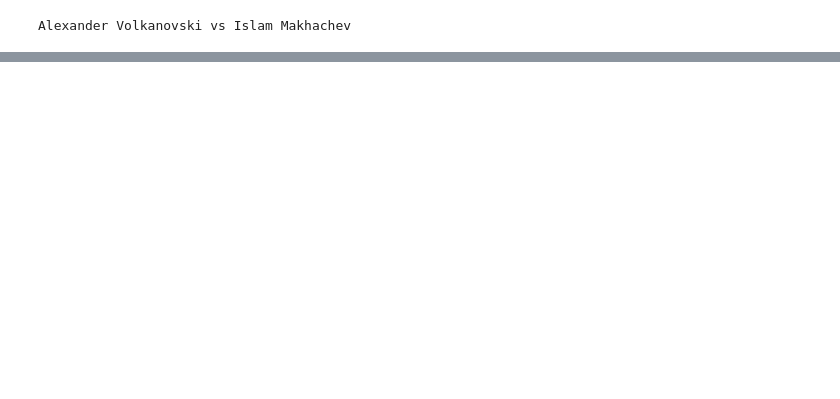
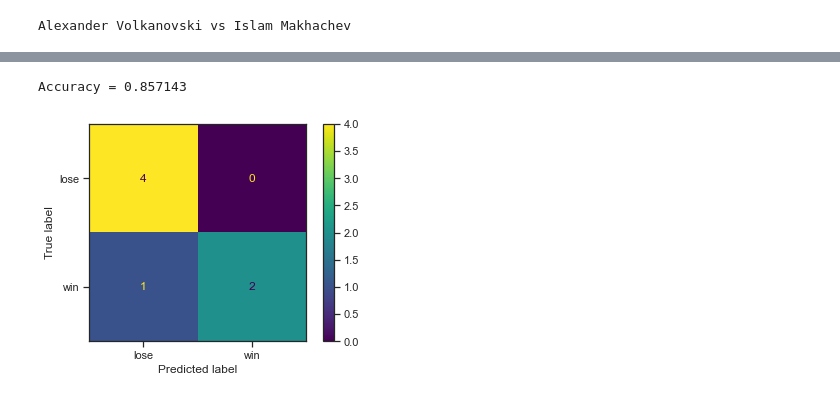
Before and after one commit to sagi778/ufc_fights_Predictor, a Jupyter notebook: notebooks/micro_model_training.ipynb, the cells around one changed output, grey strips where cells are left out. Cells and saved outputs as stored; diff of their text form; code cells hidden in the pictures; blank space fills up the shorter version.

```diff
--- a/notebooks/micro_model_training.ipynb
+++ b/notebooks/micro_model_training.ipynb
@@ -58,0 +53,3 @@ y = ['result']
+# %%
+blue_data = get_fighter_data(fighter=blue_fighter, data=df)
+blue_data.head(3)
@@ -58,0 +61,3 @@ y = ['result']
+# %%
+blue_data = set_train_test(X_columns=X, y_columns=y, data=blue_data, test_size=0.5, valid_size=0)
+blue_data.tail(3)
@@ -58,0 +70,3 @@ y = ['result']
+# %%
+knn_clf = set_knn_clf(X_columns=X, y_columns=y, data=blue_data, neighbors=2)
+knn_clf
@@ -58,0 +75,3 @@ y = ['result']
+# %%
+blue_data = set_predictions(model=knn_clf, data=blue_data, X_columns=X, y_columns=y)
+blue_data.tail(3)
@@ -58,0 +83,5 @@ y = ['result']
+# %%
+get_model_evaluation(data=blue_data)
+# %% [output]
+Accuracy = 0.857143
+[figure, added]
```
Also changed, not shown: parts of 15 cells of this notebook.
